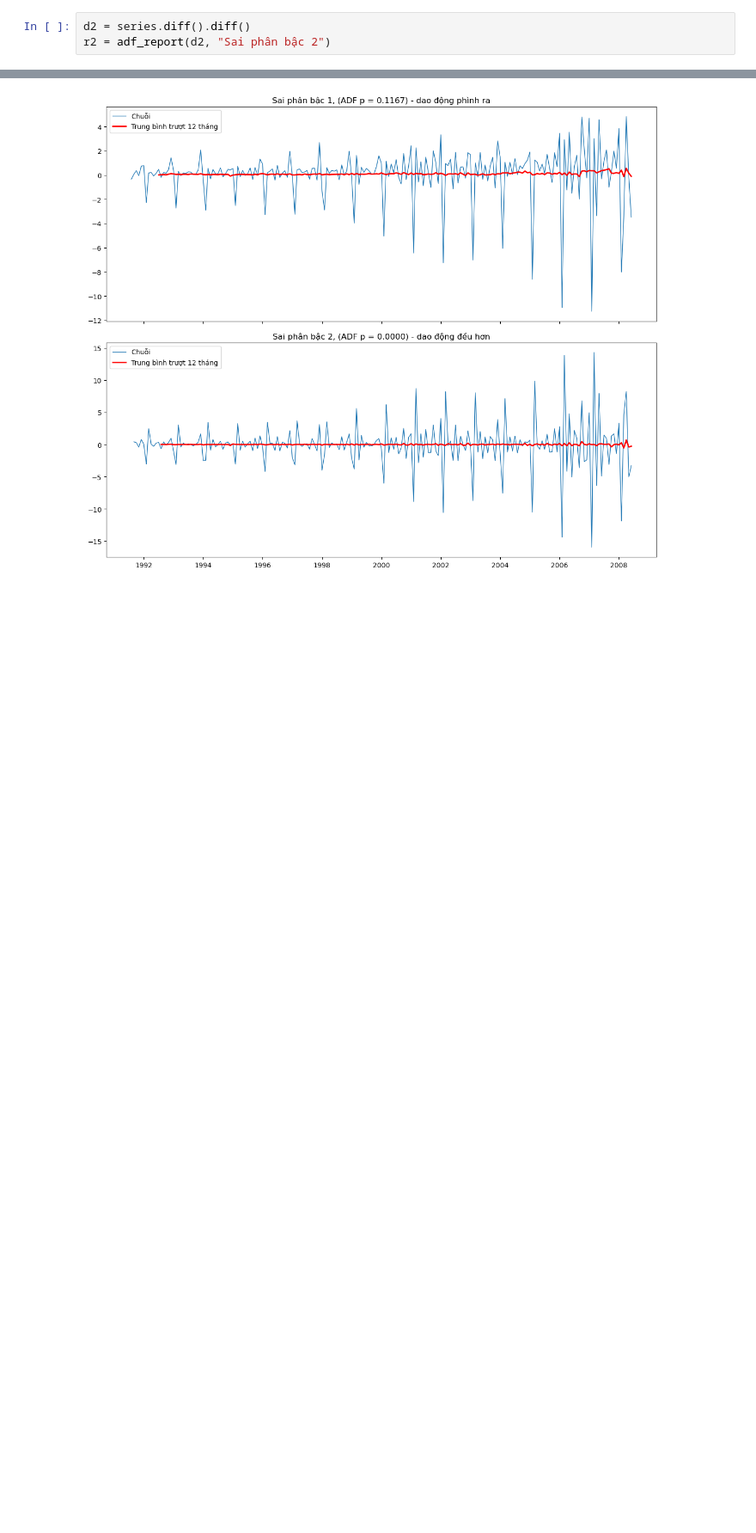
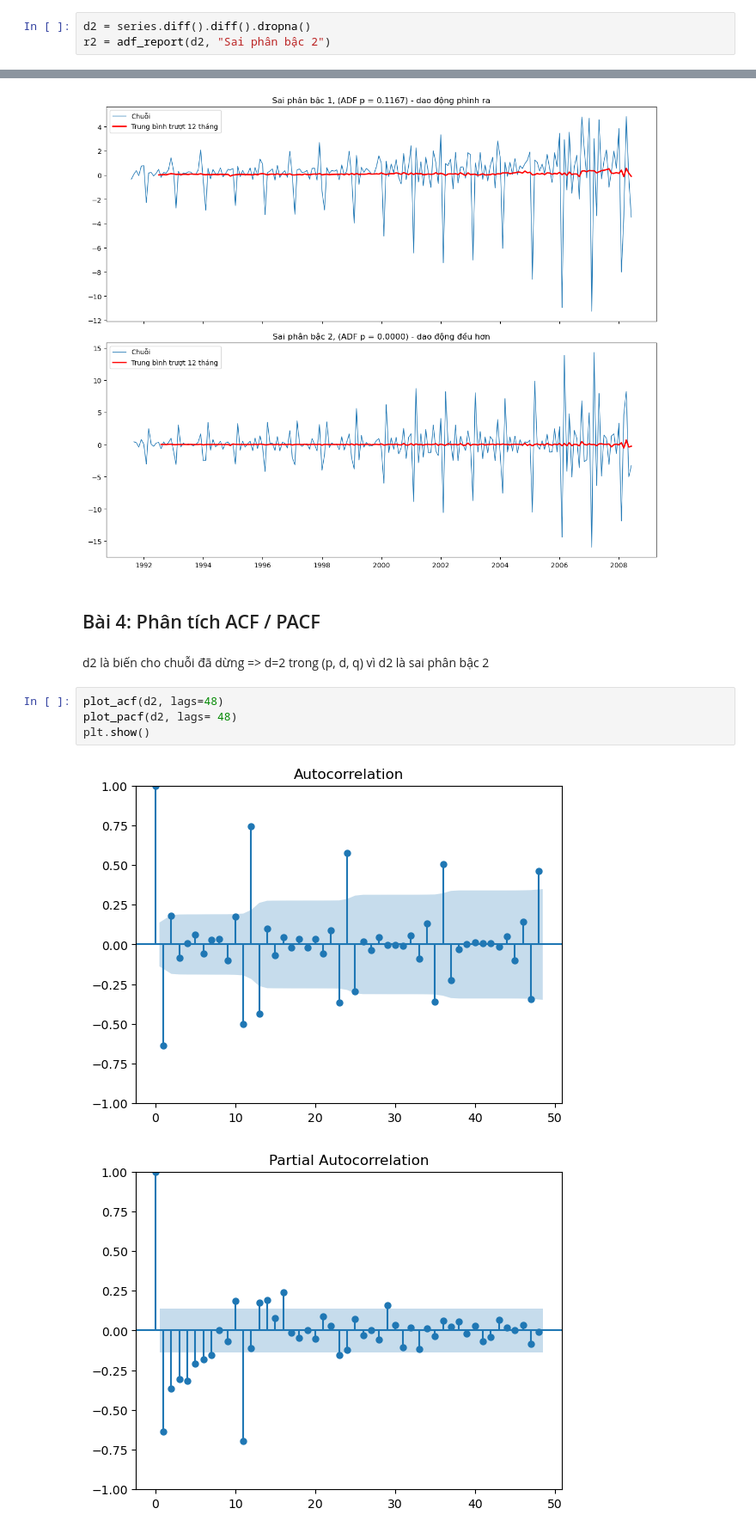
Before and after one commit to HoraCompany-VN/Times-Series-Gr3, a Jupyter notebook: Lab2/BT_Normal/src/Lab2_Normal.ipynb, the cells around one changed output, grey strips where cells are left out. Shown at 86% size. Cells and saved outputs as stored; diff of their text form; blank space fills up the shorter version.

```diff
--- a/Lab2/BT_Normal/src/Lab2_Normal.ipynb
+++ b/Lab2/BT_Normal/src/Lab2_Normal.ipynb
@@ -293,7 +295,7 @@ Sai phân bậc 1: ADF =  -2.4952 | p-value = 0.1167 | KHÔNG DỪNG
 # %% [markdown]
 Sai phân lần 2
 # %%
-d2 = series.diff().diff()
+d2 = series.diff().diff().dropna()
 r2 = adf_report(d2, "Sai phân bậc 2")
 # %% [output]
 Sai phân bậc 2: ADF = -10.2923 | p-value = 0.0000 | DỪNG
@@ -317,3 +319,14 @@ plt.tight_layout()
 plt.show()
 # %% [output]
 [figure]
+# %% [markdown]
+## Bài 4: Phân tích ACF / PACF
+# %% [markdown]
+d2 là biến cho chuỗi đã dừng => d=2 trong (p, d, q) vì d2 là sai phân bậc 2
+# %%
+plot_acf(d2, lags=48)
+plot_pacf(d2, lags= 48)
+plt.show()
+# %% [output]
+[figure, added]
+[figure, added]
```
Also changed, not shown: parts of 4 cells of this notebook, 2 other files.
